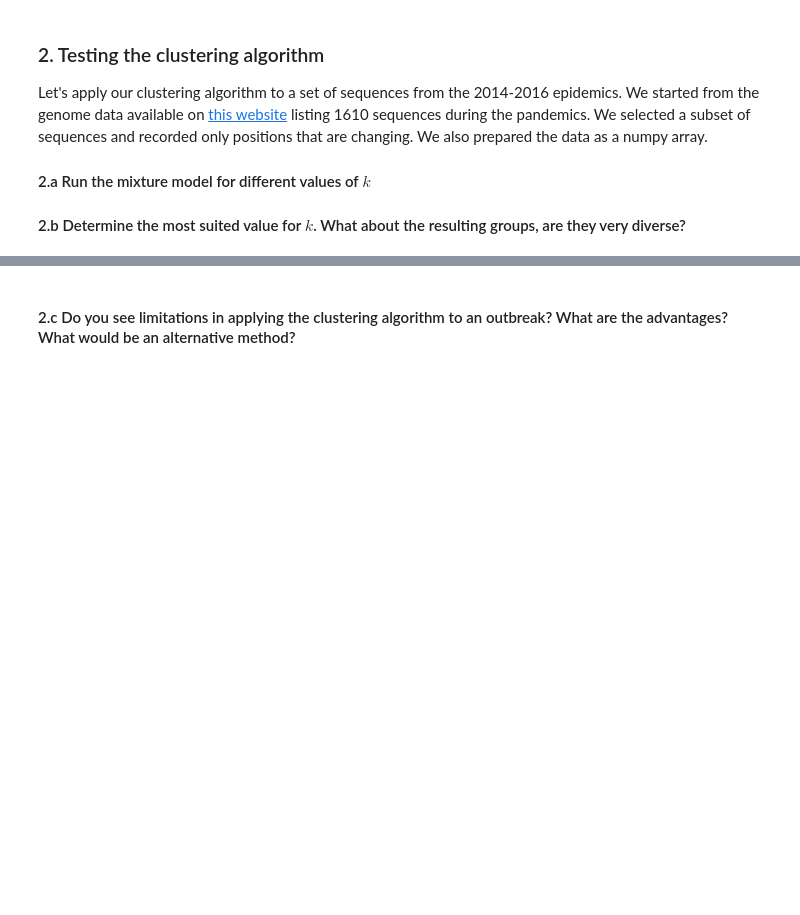
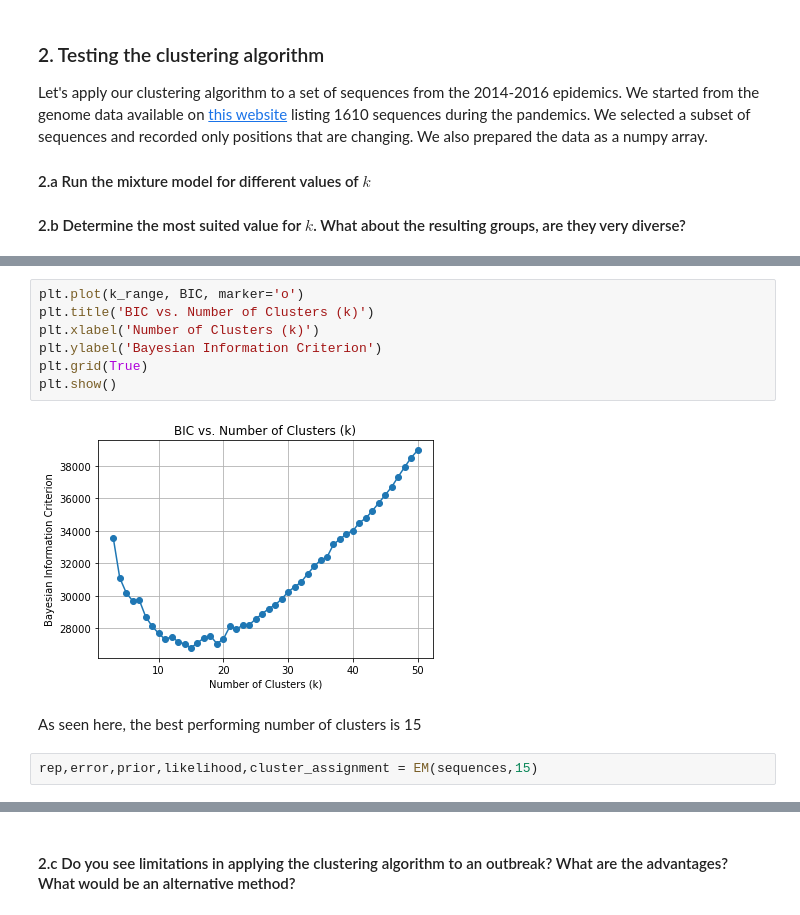
Before and after one commit to Thoribus/APML, a Jupyter notebook: Project 3 - Genome Clustering/Project Mixture model.ipynb, the cells around one changed output, grey strips where cells are left out. Drawn from its saved outputs; the diff is of its cells as text; blank space fills up the shorter version.

```diff
--- a/Project 3 - Genome Clustering/Project Mixture model.ipynb
+++ b/Project 3 - Genome Clustering/Project Mixture model.ipynb
@@ -418,0 +463,13 @@ sequences = pkl.load( open('ebola.pkl', 'rb'))
+# %%
+plt.plot(k_range, BIC, marker='o')
+plt.title('BIC vs. Number of Clusters (k)')
+plt.xlabel('Number of Clusters (k)')
+plt.ylabel('Bayesian Information Criterion')
+plt.grid(True)
+plt.show()
+# %% [output]
+[figure, added]
+# %% [markdown]
+As seen here, the best performing number of clusters is 15
+# %%
+rep,error,prior,likelihood,cluster_assignment = EM(sequences,15)
```
Also changed, not shown: parts of 12 cells of this notebook, 2 other files.
